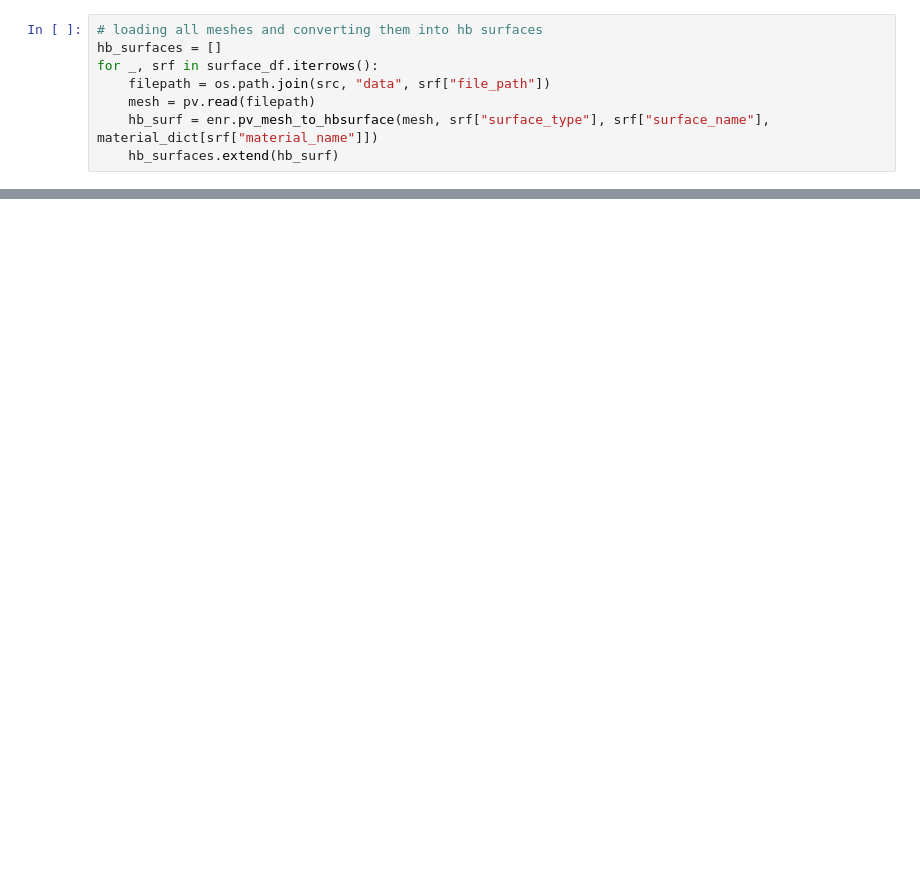
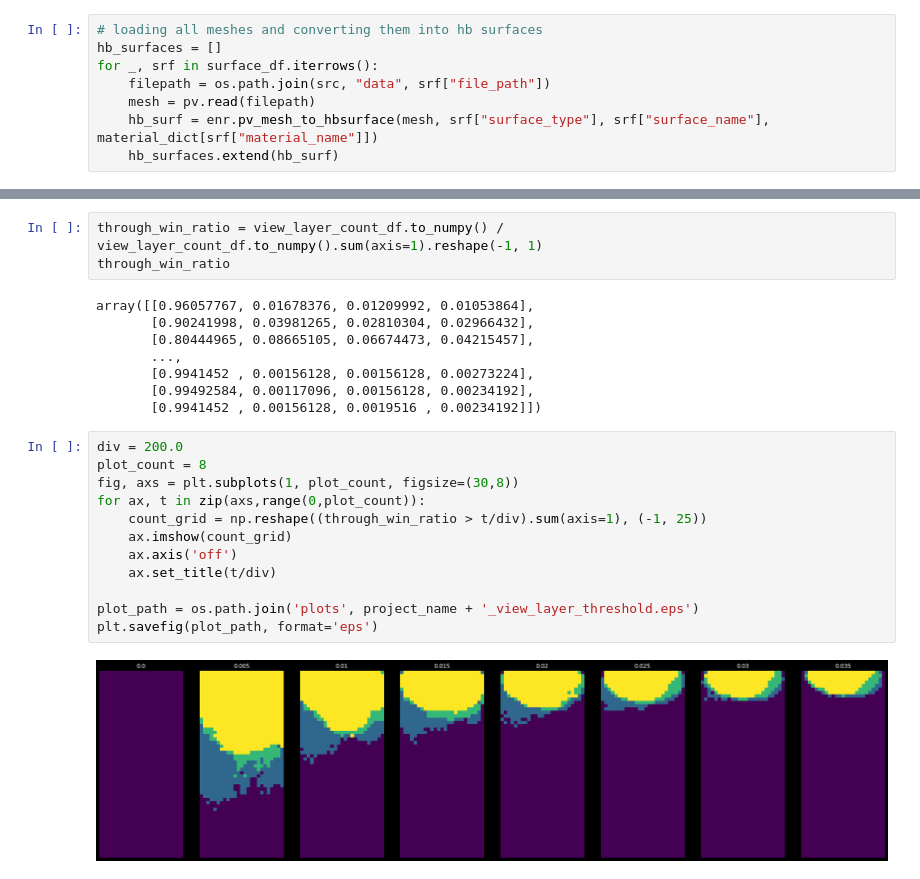
Before and after one commit to shervinazadi/EN_17037_Compliance, a Jupyter notebook: final_notebooks/context_view.ipynb, the cells around one changed output, grey strips where cells are left out. Drawn from its saved outputs; the diff is of its cells as text; blank space fills up the shorter version.

```diff
--- a/final_notebooks/context_view.ipynb
+++ b/final_notebooks/context_view.ipynb
@@ -106,0 +241,25 @@ p.show(use_ipyvtk=True)
+# %%
+through_win_ratio = view_layer_count_df.to_numpy() / view_layer_count_df.to_numpy().sum(axis=1).reshape(-1, 1)
+through_win_ratio
+# %% [output]
+array([[0.96057767, 0.01678376, 0.01209992, 0.01053864],
+       [0.90241998, 0.03981265, 0.02810304, 0.02966432],
+       [0.80444965, 0.08665105, 0.06674473, 0.04215457],
+       ...,
+       [0.9941452 , 0.00156128, 0.00156128, 0.00273224],
+       [0.99492584, 0.00117096, 0.00156128, 0.00234192],
+       [0.9941452 , 0.00156128, 0.0019516 , 0.00234192]])
+# %%
+div = 200.0
+plot_count = 8
+fig, axs = plt.subplots(1, plot_count, figsize=(30,8))
+for ax, t in zip(axs,range(0,plot_count)):
+    count_grid = np.reshape((through_win_ratio > t/div).sum(axis=1), (-1, 25))
+    ax.imshow(count_grid)
+    ax.axis('off')
+    ax.set_title(t/div)
+
+plot_path = os.path.join('plots', project_name + '_view_layer_threshold.eps')
+plt.savefig(plot_path, format='eps')
+# %% [output]
+[figure, added]
```
Also changed, not shown: parts of 37 cells of this notebook, 2 other files.
